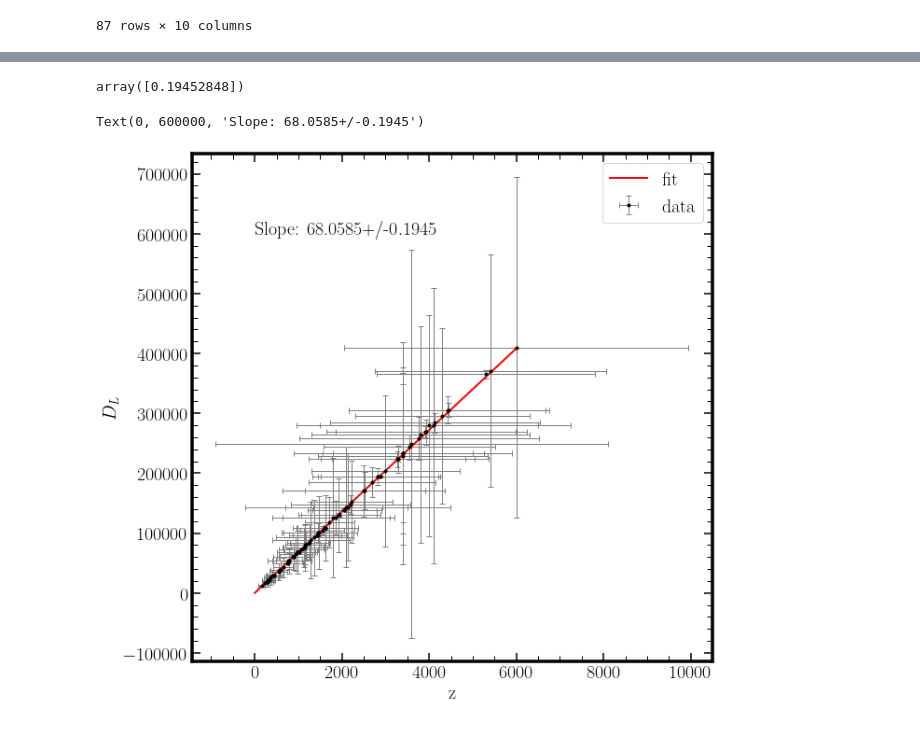
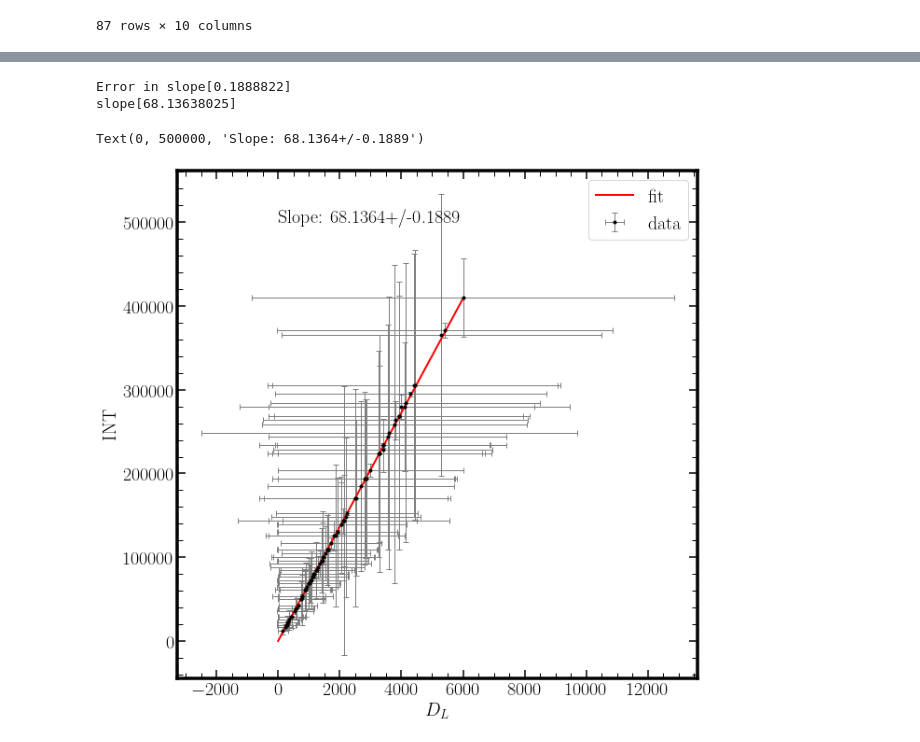
Before and after one commit to AshleyChraya/HubbleConstant-ConstraintsForVCG, a Jupyter notebook: Python Codes/H0 by ODR.ipynb, the cells around one changed output, grey strips where cells are left out. Drawn from its saved outputs; the diff is of its cells as text; code cells hidden in the pictures.

Commit message:
took average of errors for GW H0

```diff
--- a/Python Codes/H0 by ODR.ipynb
+++ b/Python Codes/H0 by ODR.ipynb
@@ -226,10 +226,14 @@ sort_data_GW
 | 77 | GW200220_061928-v1 | 0.900 | 1.450 | 1.300 | 6000.0 | 10800.0 | 2900.0 | ... |
 87 rows × 10 columns
 # %%
+c=finalevents.size
 y = sort_data_GW['Int'].values
 x = sort_data_GW['Fin_dLdata_GW'].values
-y_error = (sort_data_GW['IntUP'].values - sort_data_GW['Intlow'].values)/2
-x_error = (sort_data_GW['Fin_DL_UpError'].values - sort_data_GW['Fin_DL_LowError'].values)/2
+y_error = (sort_data_GW['IntUP'].values + sort_data_GW['Intlow'].values)/2
+x_error = (sort_data_GW['Fin_DL_UpError'].values +sort_data_GW['Fin_DL_LowError'].values)/2
+for i in range(c):
+    if y_error[i]==0.:
+        y_error[i]=10**(-4)
 # %%
 plt.figure(figsize = (10,10))
 plt.errorbar(x,y,yerr=y_error,xerr=x_error,fmt=".k", ecolor='gray', lw=1,capsize=3)
@@ -257,22 +261,23 @@ out   = odr.run()
 #print fit parameters and 1-sigma estimates
 popt  = out.beta
 perr  = out.sd_beta
-print("Error in slope" + perr)
-print("slope"+ popt)
+print("Error in slope" + str(perr))
+print("slope"+ str(popt))
 # %% [output]
-array([0.19452848])
+Error in slope[0.1888822]
+slope[68.13638025]
 # %%
 x_m = np.linspace(0,6000,1000000)
 y_m = func(popt, x_m)
 
 plt.figure(figsize = (10,10))
 plt.errorbar(x,y,yerr=y_error,xerr=x_error,fmt=".k", ecolor='gray', lw=1,capsize=3)
 plt.plot(x_m,y_m, color = 'red', linewidth= 2)
-plt.xlabel('z')
-plt.ylabel(r'$D_L$')
+plt.ylabel('INT')
+plt.xlabel(r'$D_L$')
 plt.legend(['fit','data'])
-plt.text(0,600000,"Slope: "+str(np.round(popt[0],4))+"+/-"+str(np.round(perr[0],4)))
+plt.text(0,500000,"Slope: "+str(np.round(popt[0],4))+"+/-"+str(np.round(perr[0],4)))
 #plt.title(f'm = {np.round(popt[0],4)}, m_err = {np.round(perr[0],4)}')
 # %% [output]
-Text(0, 600000, 'Slope: 68.0585+/-0.1945')
+Text(0, 500000, 'Slope: 68.1364+/-0.1889')
-[figure, old version]
+[figure, new version]
```
Also changed, not shown: parts of 1 cell of this notebook, 1 other file.
